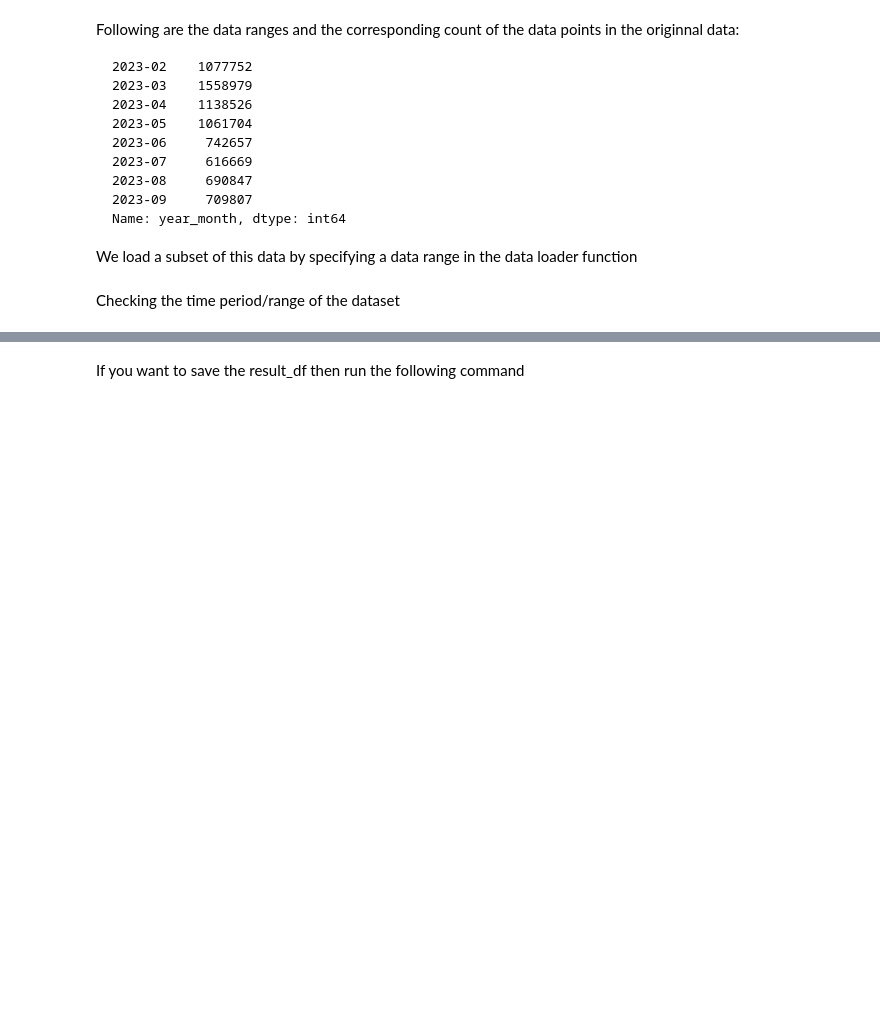
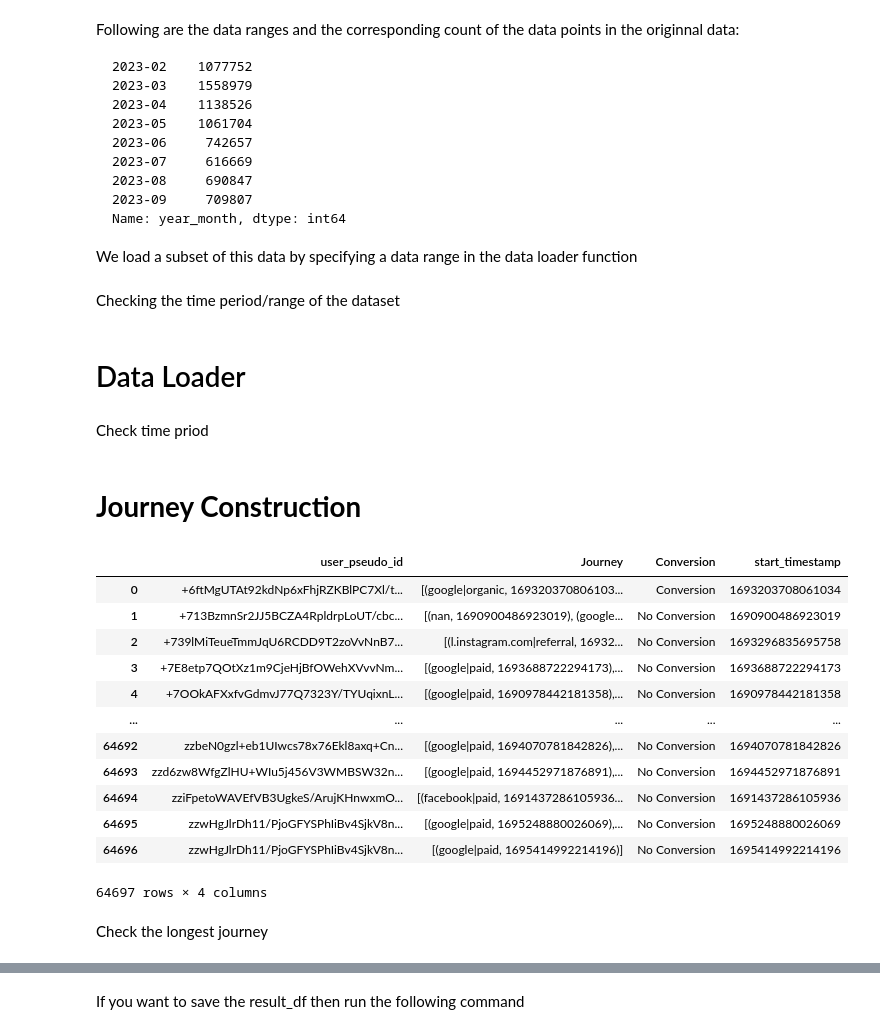
Before and after one commit to Anurag-Singh-creator/attribution_modeling, a Jupyter notebook: attribution_model.ipynb, the cells around one changed output, grey strips where cells are left out. Cells and saved outputs as stored; diff of their text form; code cells hidden in the pictures; blank space fills up the shorter version.

```diff
--- a/attribution_model.ipynb
+++ b/attribution_model.ipynb
@@ -152,0 +93,2 @@ Checking the time period/range of the dataset
+# %% [markdown]
+# Data Loader
@@ -152,0 +155,2 @@ Checking the time period/range of the dataset
+# %% [markdown]
+Check time priod
@@ -153,6 +213,13 @@ Checking the time period/range of the dataset
+# %% [markdown]
+# **Journey Construction**
 # %%
 def compute_user_journey(df):
-    df['source_medium'] = df['source_medium'].fillna('unknown')
+    """
+    Construct user journeys with the following rules:
+    - Journeys are lists of tuples (source_medium, timestamp).
+    - For non-conversion journeys, source_medium occurrences from preceding_month are excluded.
+    - For conversion journeys, source_medium occurrences from up to 30 days before conversion are included.
+    """
     df.sort_values(by=['user_pseudo_id', 'event_timestamp'], inplace=True)
     results = []
     journey = []
@@ -160,49 +227,76 @@ def compute_user_journey(df):
     start_timestamp = None
     last_source_medium = None
     last_session_id = None
+    last_event_timestamp = None
 
     for _, row in df.iterrows():
+        current_source_medium = (row['source_medium'], row['event_timestamp'])  # Tuple (s_m, timestamp)
+
         # Initialize or update the journey
         if not journey:
-            journey = [row['source_medium']]
+            journey = [current_source_medium]
             start_timestamp = row['event_timestamp']
         else:
             # Append the source_medium to the journey if it's different from the last one
             # or if the ga_session_id has changed
-            if str(row['source_medium']) != last_source_medium or row['ga_session_id'] != last_session_id: journey.append(str(row['source_medium']))
+            if current_source_medium[0] != last_source_medium[0] or row['ga_session_id'] != last_session_id:
+                journey.append(current_source_medium)
 
         # Check if a conversion has occurred
         if row['event_name'] == 'purchase':
             conversion = "Conversion"
 
-        # If there’s a new user or session, save the current journey and start a new one
-        if len(journey) > 1 and (conversion == "Conversion" or \
-            (results and row['user_pseudo_id'] != results[-1]['user_pseudo_id'])):
+        # Logic to determine whether to save the current journey and start a new one
+        end_of_journey = (
+            len(journey) > 1 and
+            (conversion == "Conversion" or (results and row['user_pseudo_id'] != results[-1]['user_pseudo_id']))
+        )
+        if end_of_journey:
+            # Filtering logic: 30 days before the end of a journey (if it ends with conversion)
+            if conversion == "Conversion":
+                threshold_timestamp = last_event_timestamp - (30 * 24 * 60 * 60 * 10**6)  # 30 days in microseconds
+                journey = [(s_m, t) for s_m, t in journey if t >= threshold_timestamp]
             results.append({
                 'user_pseudo_id': row['user_pseudo_id'],
-                'Journey': " > ".join(journey),
+                'Journey': journey,
                 'Conversion': conversion,
                 'start_timestamp': start_timestamp
             })
-            journey = [row['source_medium']] if conversion == "Conversion" else []
+            journey = [current_source_medium] if conversion == "Conversion" else []
             conversion = "No Conversion"
             start_timestamp = row['event_timestamp']
 
-        # Update the last source_medium and last_session_id for the next iteration
-        last_source_medium = row['source_medium']
+        # Update the last source_medium, last_session_id, and last_event_timestamp for the next iteration
+        last_source_medium = current_source_medium
         last_session_id = row['ga_session_id']
+        last_event_timestamp = row['event_timestamp']
 
     # Add the last journey to results if it's not empty
     if journey and (not results or row['user_pseudo_id'] == results[-1]['user_pseudo_id']):
         results.append({
             'user_pseudo_id': row['user_pseudo_id'],
-            'Journey': " > ".join(journey),
+            'Journey': journey,
             'Conversion': conversion,
             'start_timestamp': start_timestamp
         })
 
     return pd.DataFrame(results)
 
-# Calling the function and displaying the result
 result_df = compute_user_journey(df)
-#print(result_df.to_markdown())
+result_df
+# %% [output]
+|  | user_pseudo_id | Journey | Conversion | start_timestamp |
+| 0 | +6ftMgUTAt92kdNp6xFhjRZKBlPC7Xl/t... | [(google|organic, 169320370806103... | Conversion | 1693203708061034 |
+| 1 | +713BzmnSr2JJ5BCZA4RpldrpLoUT/cbc... | [(nan, 1690900486923019), (google... | No Conversion | 1690900486923019 |
+| 2 | +739lMiTeueTmmJqU6RCDD9T2zoVvNnB7... | [(l.instagram.com|referral, 16932... | No Conversion | 1693296835695758 |
+| 3 | +7E8etp7QOtXz1m9CjeHjBfOWehXVvvNm... | [(google|paid, 1693688722294173),... | No Conversion | 1693688722294173 |
+| 4 | +7OOkAFXxfvGdmvJ77Q7323Y/TYUqixnL... | [(google|paid, 1690978442181358),... | No Conversion | 1690978442181358 |
+| ... | ... | ... | ... | ... |
+| 64692 | zzbeN0gzl+eb1UIwcs78x76Ekl8axq+Cn... | [(google|paid, 1694070781842826),... | No Conversion | 1694070781842826 |
+| 64693 | zzd6zw8WfgZlHU+WIu5j456V3WMBSW32n... | [(google|paid, 1694452971876891),... | No Conversion | 1694452971876891 |
+| 64694 | zziFpetoWAVEfVB3UgkeS/ArujKHnwxmO... | [(facebook|paid, 1691437286105936... | No Conversion | 1691437286105936 |
+| 64695 | zzwHgJlrDh11/PjoGFYSPhIiBv4SjkV8n... | [(google|paid, 1695248880026069),... | No Conversion | 1695248880026069 |
+| 64696 | zzwHgJlrDh11/PjoGFYSPhIiBv4SjkV8n... | [(google|paid, 1695414992214196)] | No Conversion | 1695414992214196 |
+64697 rows × 4 columns
+# %% [markdown]
+Check the longest journey
```
Also changed, not shown: parts of 10 cells of this notebook.
